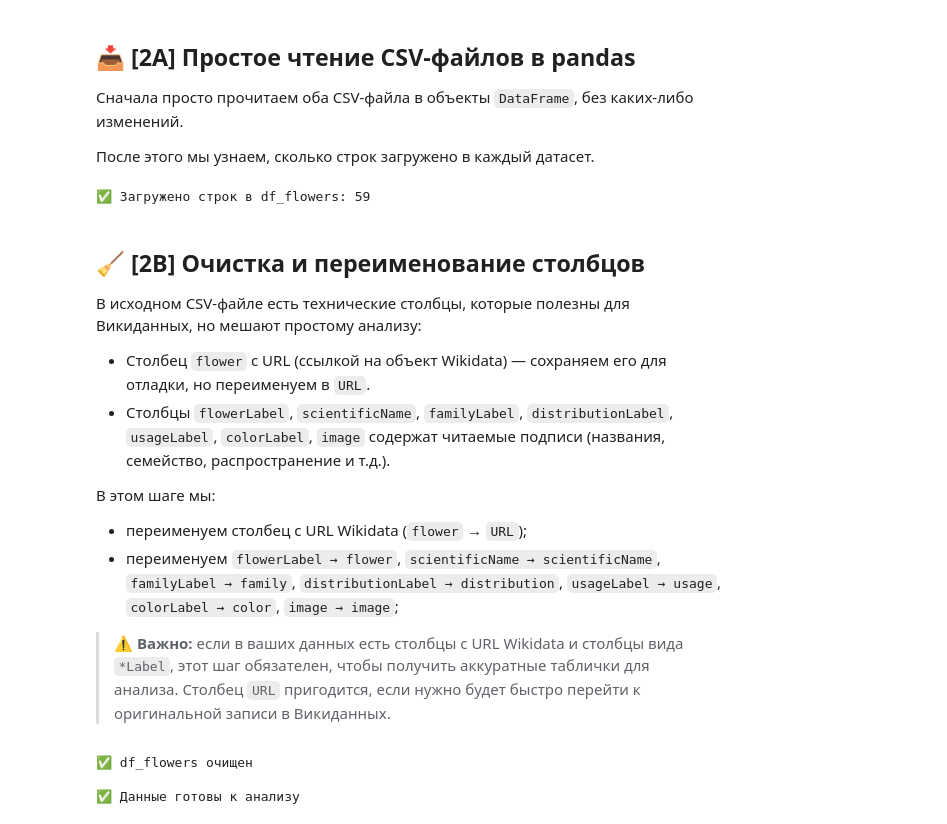
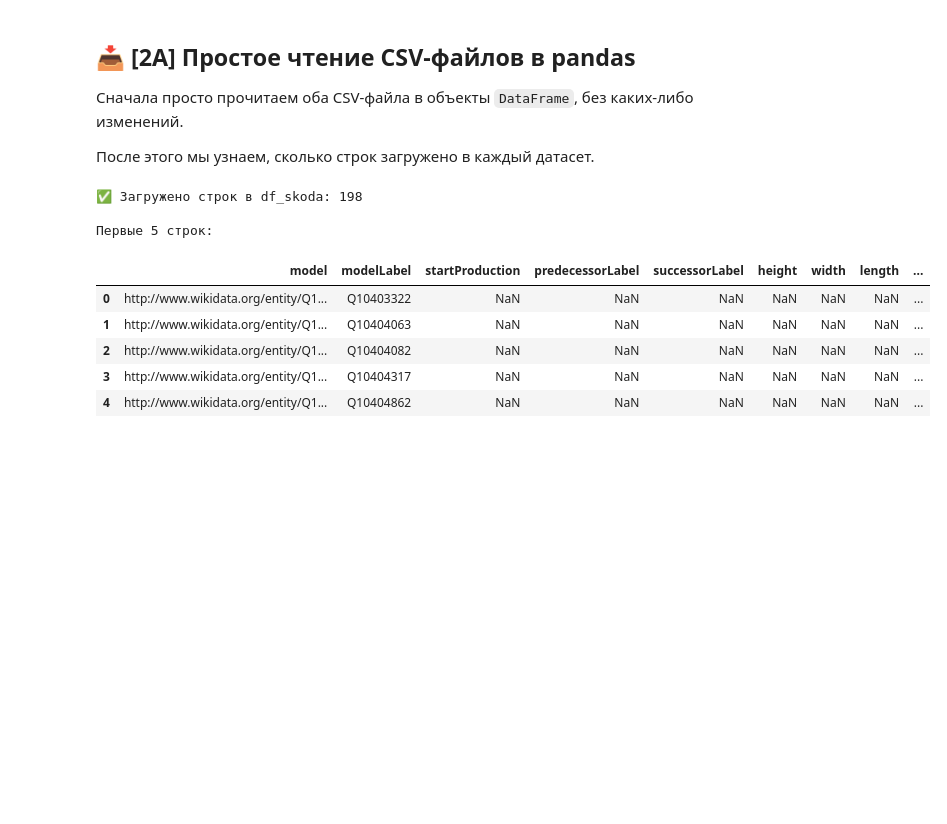
Before and after one commit to h77k/python-ai-Trunova-Polina, a Jupyter notebook: notebooks/week2b_read_csv.ipynb, the cells around one changed output. Cells and saved outputs as stored; diff of their text form; code cells hidden in the pictures; blank space fills up the shorter version.

```diff
--- a/notebooks/week2b_read_csv.ipynb
+++ b/notebooks/week2b_read_csv.ipynb
@@ -48,50 +48,23 @@ print("✅ Репозиторий готов, теперь мы работаем
 
 После этого мы узнаем, сколько строк загружено в каждый датасет.
 # %%
-# 🐱 Шаг 2A. Чтение CSV-файлов в pandas
+# 🐱 Шаг 2A. Чтение CSV-файла в pandas
 
 import pandas as pd
 
-df_flowers = pd.read_csv("data/flower_plants.csv")
+# Загружаем основной файл с данными об автомобилях
+df_skoda = pd.read_csv("data/skoda-auto.csv")
 
-print("✅ Загружено строк в df_flowers:", len(df_flowers))
+print("✅ Загружено строк в df_skoda:", len(df_skoda))
+print("\nПервые 5 строк:")
+df_skoda.head()
 # %% [output]
-✅ Загружено строк в df_flowers: 59
+✅ Загружено строк в df_skoda: 198
+
+Первые 5 строк:
+|  | model | modelLabel | startProduction | predecessorLabel | successorLabel | height | width | length | ... |
+| 0 | http://www.wikidata.org/entity/Q1... | Q10403322 | NaN | NaN | NaN | NaN | NaN | NaN | ... |
+| 1 | http://www.wikidata.org/entity/Q1... | Q10404063 | NaN | NaN | NaN | NaN | NaN | NaN | ... |
+| 2 | http://www.wikidata.org/entity/Q1... | Q10404082 | NaN | NaN | NaN | NaN | NaN | NaN | ... |
+| 3 | http://www.wikidata.org/entity/Q1... | Q10404317 | NaN | NaN | NaN | NaN | NaN | NaN | ... |
+| 4 | http://www.wikidata.org/entity/Q1... | Q10404862 | NaN | NaN | NaN | NaN | NaN | NaN | ... |
-# %% [markdown]
-## 🧹 [2B] Очистка и переименование столбцов
-
-В исходном CSV-файле есть технические столбцы, которые полезны для Викиданных, но мешают простому анализу:
-
-- Столбец `flower` с URL (ссылкой на объект Wikidata) — сохраняем его для отладки, но переименуем в `URL`.
-- Столбцы `flowerLabel`, `scientificName`, `familyLabel`, `distributionLabel`, `usageLabel`, `colorLabel`, `image`  содержат читаемые подписи (названия, семейство, распространение и т.д.).
-
-
-В этом шаге мы:
-- переименуем столбец с URL Wikidata (`flower` → `URL`);
-- переименуем `flowerLabel → flower`, `scientificName → scientificName`, `familyLabel → family`, `distributionLabel → distribution`, `usageLabel → usage`, `colorLabel → color`, `image → image`;
-
-> ⚠️ **Важно:** если в ваших данных есть столбцы с URL Wikidata и столбцы вида `*Label`, этот шаг обязателен, чтобы получить аккуратные таблички для анализа. Столбец `URL` пригодится, если нужно будет быстро перейти к оригинальной записи в Викиданных.
-# %%
-# 🧹 Шаг 2B. Очистка и переименование столбцов
-
-# df_flowers: цветочные растения (семейство,распространение,использование)
-if "flowerLabel" in df_flowers.columns:                             # Проверка: нужна ли очистка?
-    # URL Wikidata не удаляем, а переименовываем в "URL" для удобства
-    df_flowers = df_flowers.rename(columns={
-        "flower": "URL",          # ← переименовали технический столбец
-        "flowerLabel": "flower",
-        "scientificName": "scientificName",
-        "familyLabel": "family",
-        "distributionLabel": "distribution",
-        "usageLabel": "usage",
-        "colorLabel": "color",
-        "image": "image",
-    })
-    print("✅ df_flowers очищен")
-else:
-    print("⏭️ df_flowers уже очищен, пропускаем")
-print("\n✅ Данные готовы к анализу")
-# %% [output]
-✅ df_flowers очищен
-
-✅ Данные готовы к анализу
```
Also changed, not shown: parts of 10 cells of this notebook.
